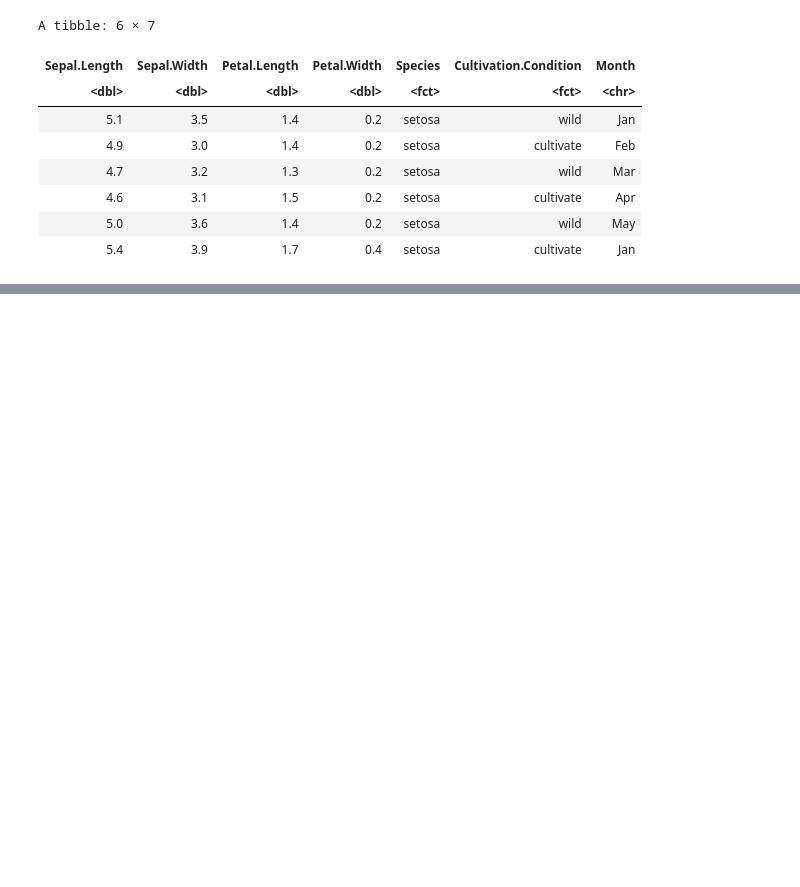
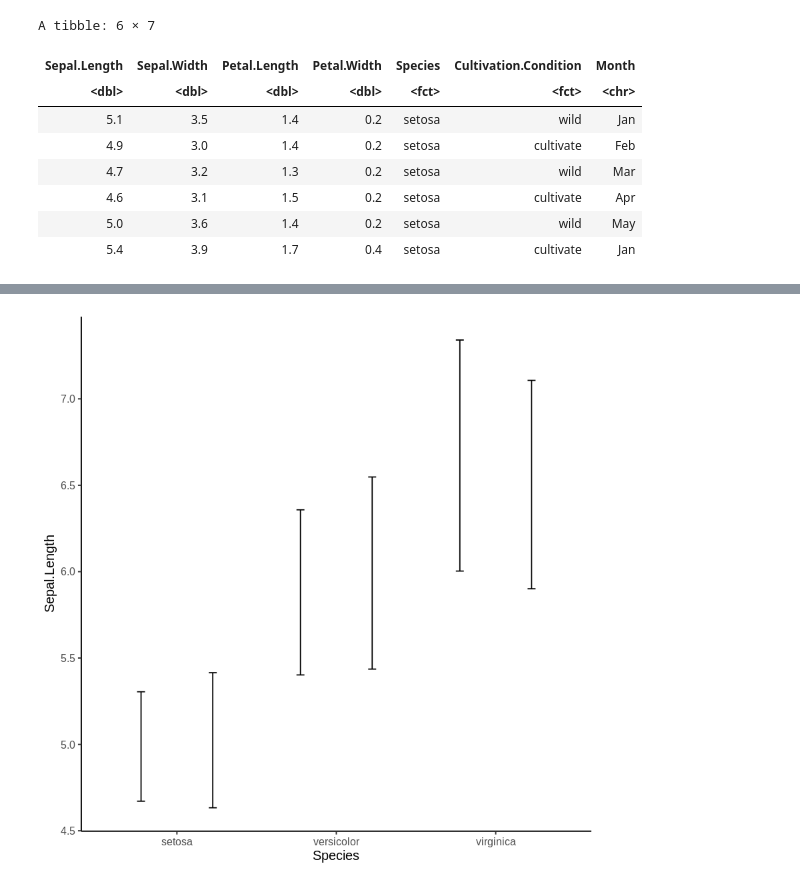
Before and after one commit to adash333/ggplot2-example, a Jupyter notebook: 191015_ggplot2_001.ipynb, the cells around one changed output, grey strips where cells are left out. Drawn from its saved outputs; the diff is of its cells as text; code cells hidden in the pictures; blank space fills up the shorter version.

```diff
--- a/191015_ggplot2_001.ipynb
+++ b/191015_ggplot2_001.ipynb
@@ -95,0 +121,19 @@ A tibble: 6 × 7
+# %%
+# 棒グラフの上からエラーバーをつける
+
+#install.packages("Hmisc")
+#library(Hmisc)
+
+g <- g +
+  stat_summary(
+    aes(group=Cultivation.Condition),
+    fun.data=mean_sdl,
+    geom="errorbar",
+    size=0.5,
+    width=0.1,
+    position=position_dodge(.9),
+    fun.args = list(mult = 1)
+  )
+g
+# %% [output]
+[figure, added]
```
Also changed, not shown: parts of 5 cells of this notebook.
